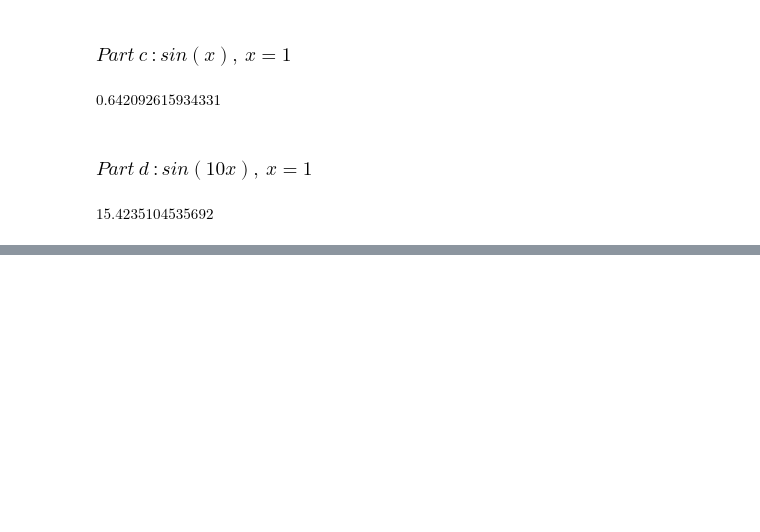
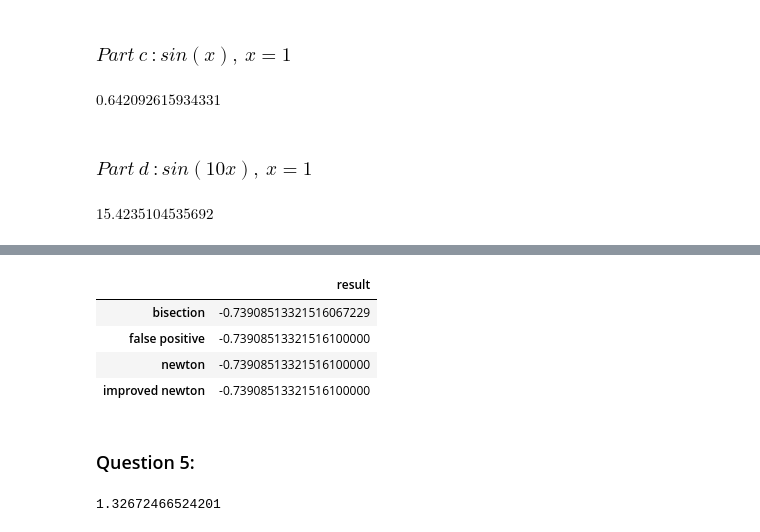
Before and after one commit to arianaira/numerical-analysis-course, a Jupyter notebook: numrical_analysis.ipynb, the cells around one changed output, grey strips where cells are left out. Drawn from its saved outputs; the diff is of its cells as text; code cells hidden in the pictures; blank space fills up the shorter version.

```diff
--- a/numrical_analysis.ipynb
+++ b/numrical_analysis.ipynb
@@ -897,0 +1003,2 @@ $\displaystyle 15.4235104535692$
+# %%
+arr = []
@@ -897,0 +1047,54 @@ $\displaystyle 15.4235104535692$
+# %%
+def newton(a, eq):
+  threshold = 10
+  x = sp.Symbol('x')
+  eq_diff = diff(eq, x)
+  while threshold > 10**-16:
+    if eq.subs(x, a) == 0:
+      return a
+    a = (a - eq.subs(x, a) / eq_diff.subs(x, a)).evalf()
+    threshold = abs(eq.subs(x, a))
+  return a
+x = sp.Symbol('x')
+a = newton(-0.5, cos(x) + x)
+
+arr.append(f'{a:0,.20f}')
+# %%
+def semi_newton(a, a0, eq):
+  threshold = 10
+  x = sp.Symbol('x')
+  eq_diff = diff(eq, x)
+  while threshold > 10**-16:
+    if eq.subs(x, a) == 0:
+      return a
+    temp = (a - (eq.subs(x, a) * (a - a0)) / (eq.subs(x, a) - eq.subs(x, a0))).evalf()
+
+    a0 = a
+    a = temp
+    threshold = abs(eq.subs(x, a))
+  return a
+x = sp.Symbol('x')
+a = semi_newton(-0.5, -1, cos(x) + x)
+
+arr.append(f'{a:0,.20f}')
+# %%
+df = pd.DataFrame(arr)
+df.columns = ['result']
+df = df.rename(index={0: 'bisection', 1: 'false positive', 2: 'newton', 3: 'improved newton'})
+df
+# %% [output]
+|  | result |
+| bisection | -0.73908513321516067229 |
+| false positive | -0.73908513321516100000 |
+| newton | -0.73908513321516100000 |
+| improved newton | -0.73908513321516100000 |
+# %% [markdown]
+### Question 5:
+# %%
+num = 1
+x = Symbol('x')
+for i in range(100):
+  num = ln(5/num).evalf()
+print(num)
+# %% [output]
+1.32672466524201
```
Also changed, not shown: parts of 11 cells of this notebook.
